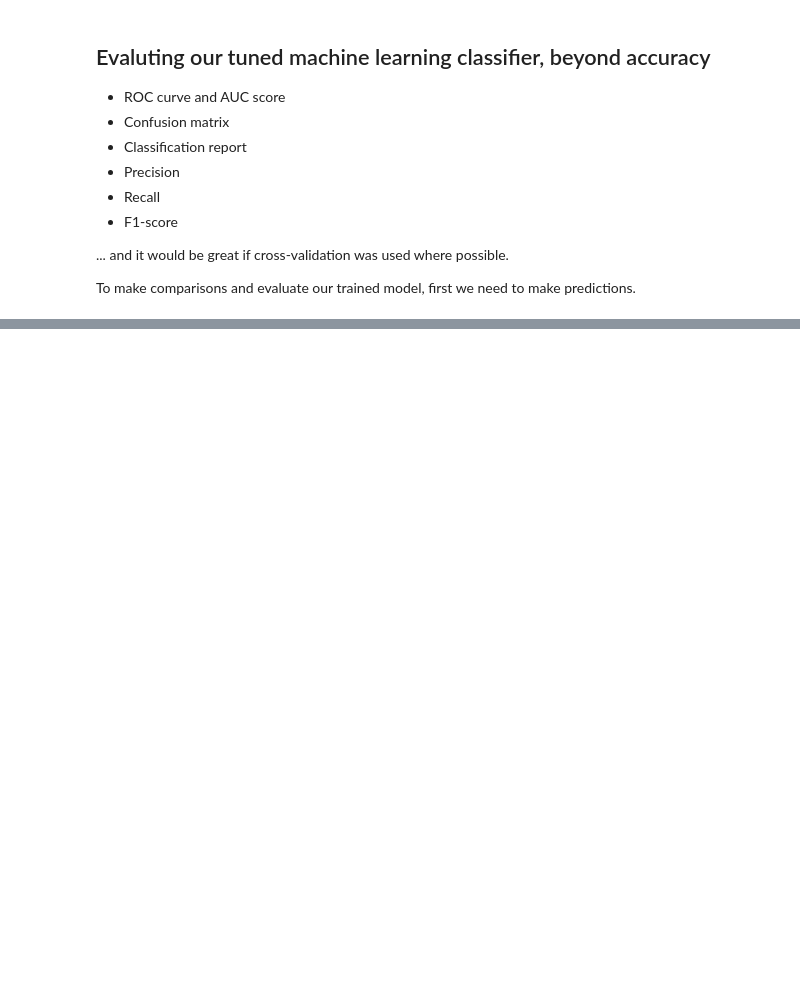
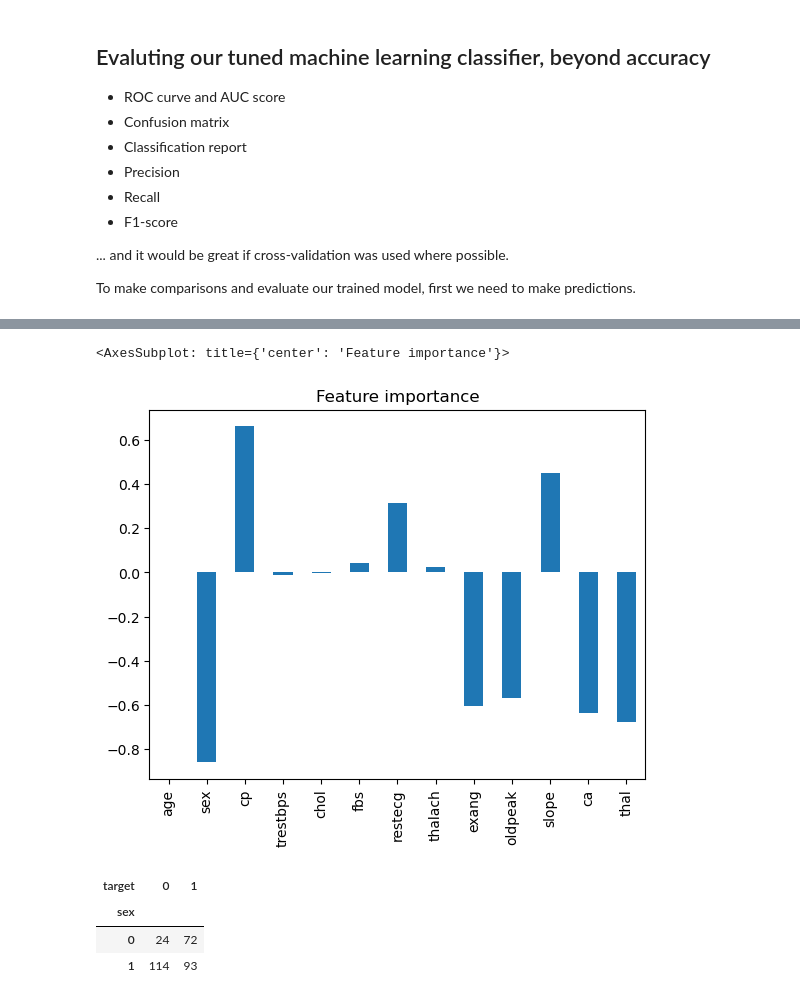
Before and after one commit to Hamedkalantari0111/machine_learning, a Jupyter notebook: Sec11-MilestoneProject I/end-to-end-heart-disease-classification2.ipynb, the cells around one changed output, grey strips where cells are left out. Cells and saved outputs as stored; diff of their text form; code cells hidden in the pictures; blank space fills up the shorter version.

```diff
--- a/Sec11-MilestoneProject I/end-to-end-heart-disease-classification2.ipynb
+++ b/Sec11-MilestoneProject I/end-to-end-heart-disease-classification2.ipynb
@@ -749,0 +879,5 @@ To make comparisons and evaluate our trained model, first we need to make predic
+# %%
+# Fit an instance of LogisticRegression
+clf = LogisticRegression(C=0.20433597178569418,
+                         solver='liblinear')
+clf.fit(X_train, y_train)
@@ -749,0 +901,5 @@ To make comparisons and evaluate our trained model, first we need to make predic
+# %%
+# Match coef's of features to columns
+df_features = dict(zip(df.columns, clf.coef_[0]))
+df_features_df = pd.DataFrame(df_features, index=[0])
+df_features_df
@@ -749,0 +909,12 @@ To make comparisons and evaluate our trained model, first we need to make predic
+# %%
+df_features_df.T.plot.bar(title="Feature importance", legend=False)
+# %% [output]
+<AxesSubplot: title={'center': 'Feature importance'}>
+[figure, added]
+# %%
+pd.crosstab(df['sex'], df['target'])
+# %% [output]
+| target | 0 | 1 |
+| sex |  |  |
+| 0 | 24 | 72 |
+| 1 | 114 | 93 |
```
Also changed, not shown: parts of 31 cells of this notebook, 2 other files.
